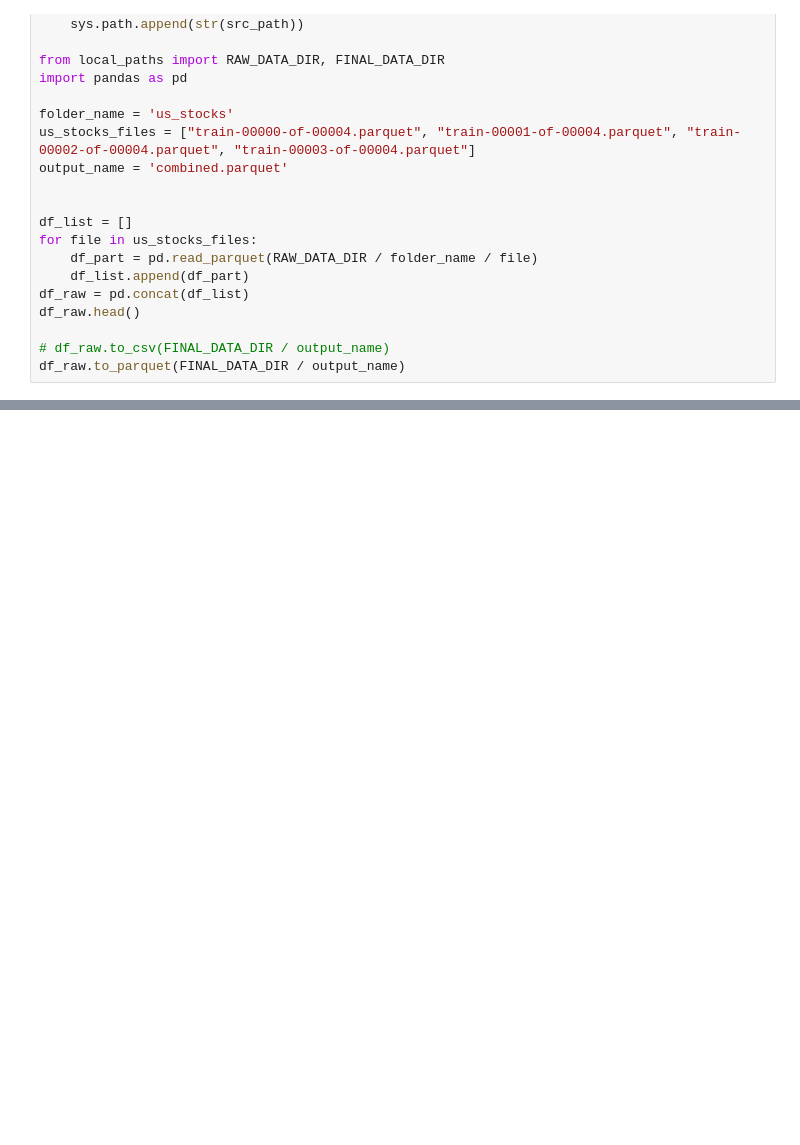
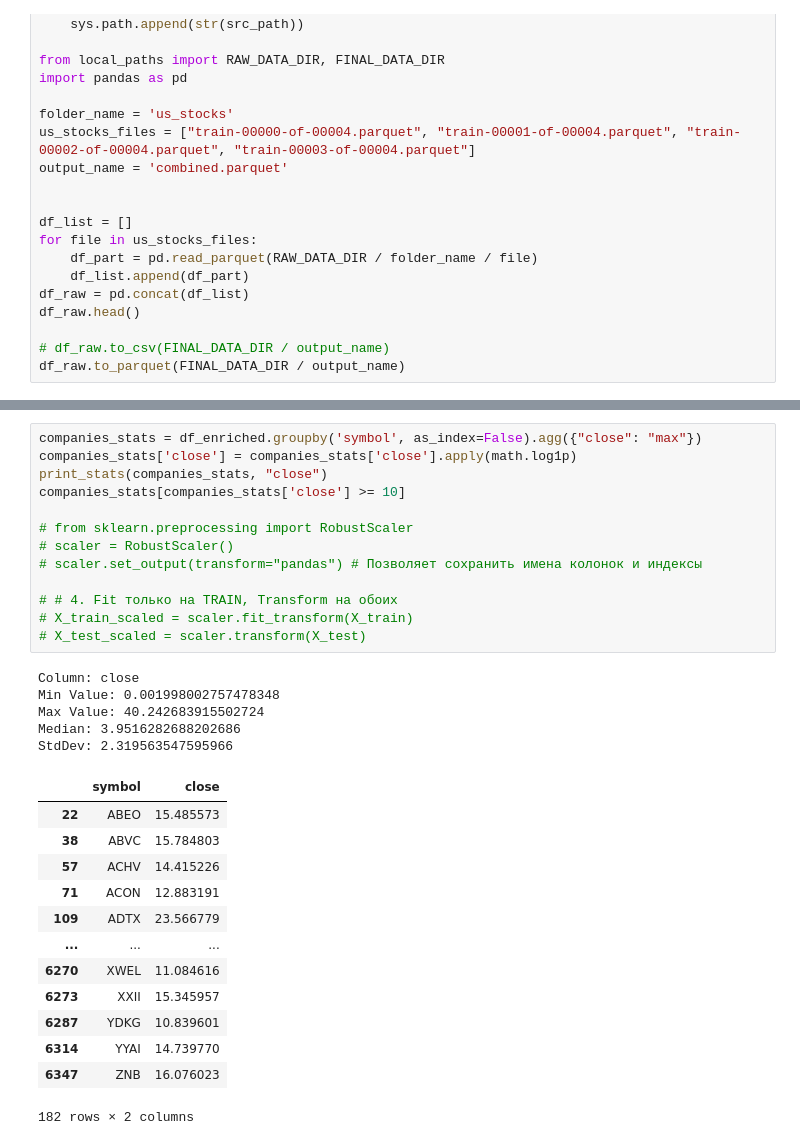
Before and after one commit to Enoki-ru/rl_stocks, a Jupyter notebook: notebooks/etl.ipynb, the cells around one changed output, grey strips where cells are left out. Cells and saved outputs as stored; diff of their text form; blank space fills up the shorter version.

```diff
--- a/notebooks/etl.ipynb
+++ b/notebooks/etl.ipynb
@@ -96,0 +125,32 @@ df_enriched.head()
+# %%
+companies_stats = df_enriched.groupby('symbol', as_index=False).agg({"close": "max"})
+companies_stats['close'] = companies_stats['close'].apply(math.log1p)
+print_stats(companies_stats, "close")
+companies_stats[companies_stats['close'] >= 10]
+
+# from sklearn.preprocessing import RobustScaler
+# scaler = RobustScaler()
+# scaler.set_output(transform="pandas") # Позволяет сохранить имена колонок и индексы
+
+# # 4. Fit только на TRAIN, Transform на обоих
+# X_train_scaled = scaler.fit_transform(X_train)
+# X_test_scaled = scaler.transform(X_test)
+# %% [output]
+Column: close
+Min Value: 0.001998002757478348
+Max Value: 40.242683915502724
+Median: 3.9516282688202686
+StdDev: 2.319563547595966
+|  | symbol | close |
+| 22 | ABEO | 15.485573 |
+| 38 | ABVC | 15.784803 |
+| 57 | ACHV | 14.415226 |
+| 71 | ACON | 12.883191 |
+| 109 | ADTX | 23.566779 |
+| ... | ... | ... |
+| 6270 | XWEL | 11.084616 |
+| 6273 | XXII | 15.345957 |
+| 6287 | YDKG | 10.839601 |
+| 6314 | YYAI | 14.739770 |
+| 6347 | ZNB | 16.076023 |
+182 rows × 2 columns
```
Also changed, not shown: parts of 6 cells of this notebook, 3 other files.
